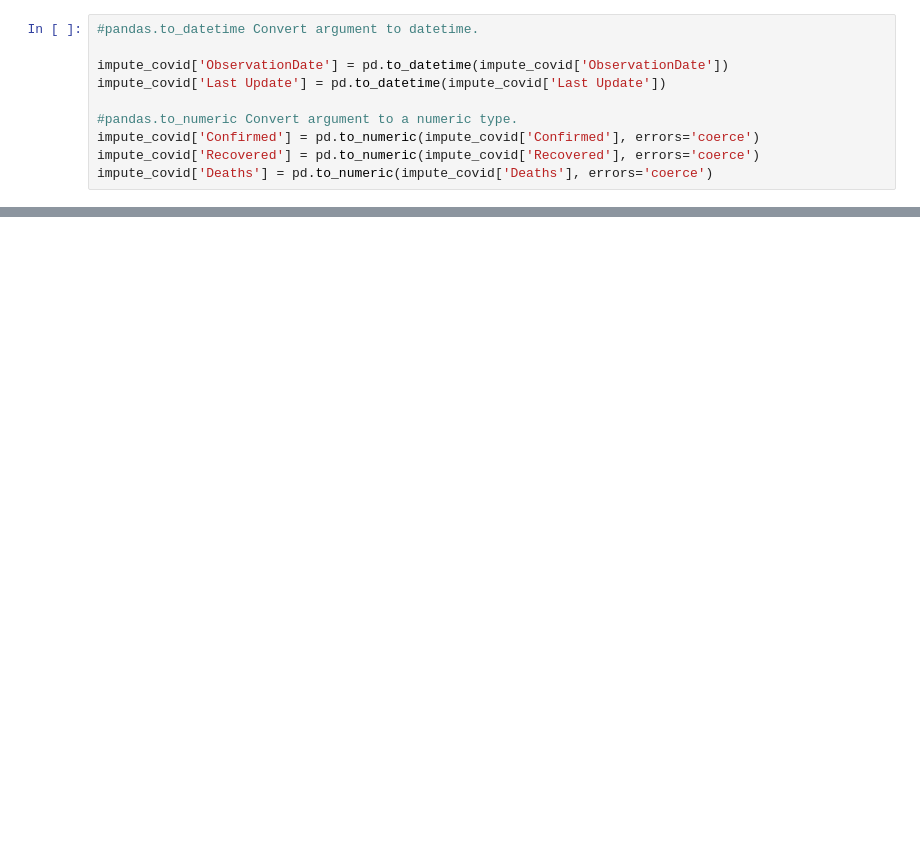
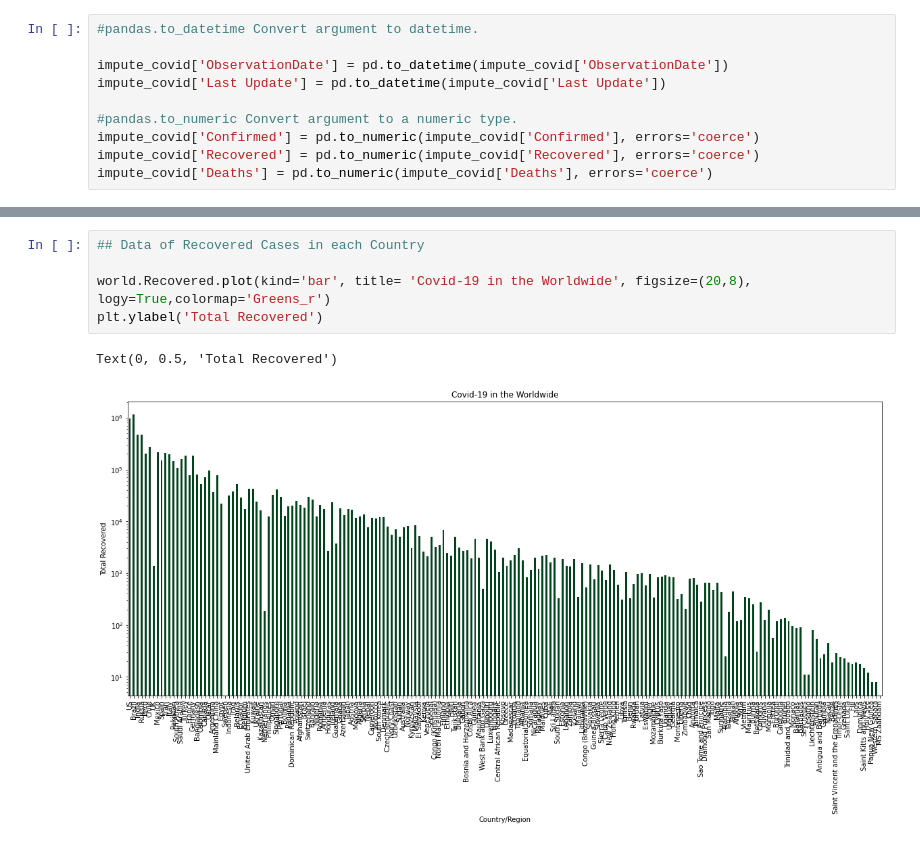
Before and after one commit to ranirajput0000/study-techno, a Jupyter notebook: Coronavirus Exploration.ipynb, the cells around one changed output, grey strips where cells are left out. Saved outputs shown, nothing was run; the diff lists cells and outputs as text; blank space fills up the shorter version.

```diff
--- a/Coronavirus Exploration.ipynb
+++ b/Coronavirus Exploration.ipynb
@@ -367,0 +424,8 @@ memory usage: 913.7+ KB
+# %%
+## Data of Recovered Cases in each Country
+
+world.Recovered.plot(kind='bar', title= 'Covid-19 in the Worldwide', figsize=(20,8), logy=True,colormap='Greens_r')
+plt.ylabel('Total Recovered')
+# %% [output]
+Text(0, 0.5, 'Total Recovered')
+[figure, added]
```
Also changed, not shown: parts of 179 cells of this notebook.
